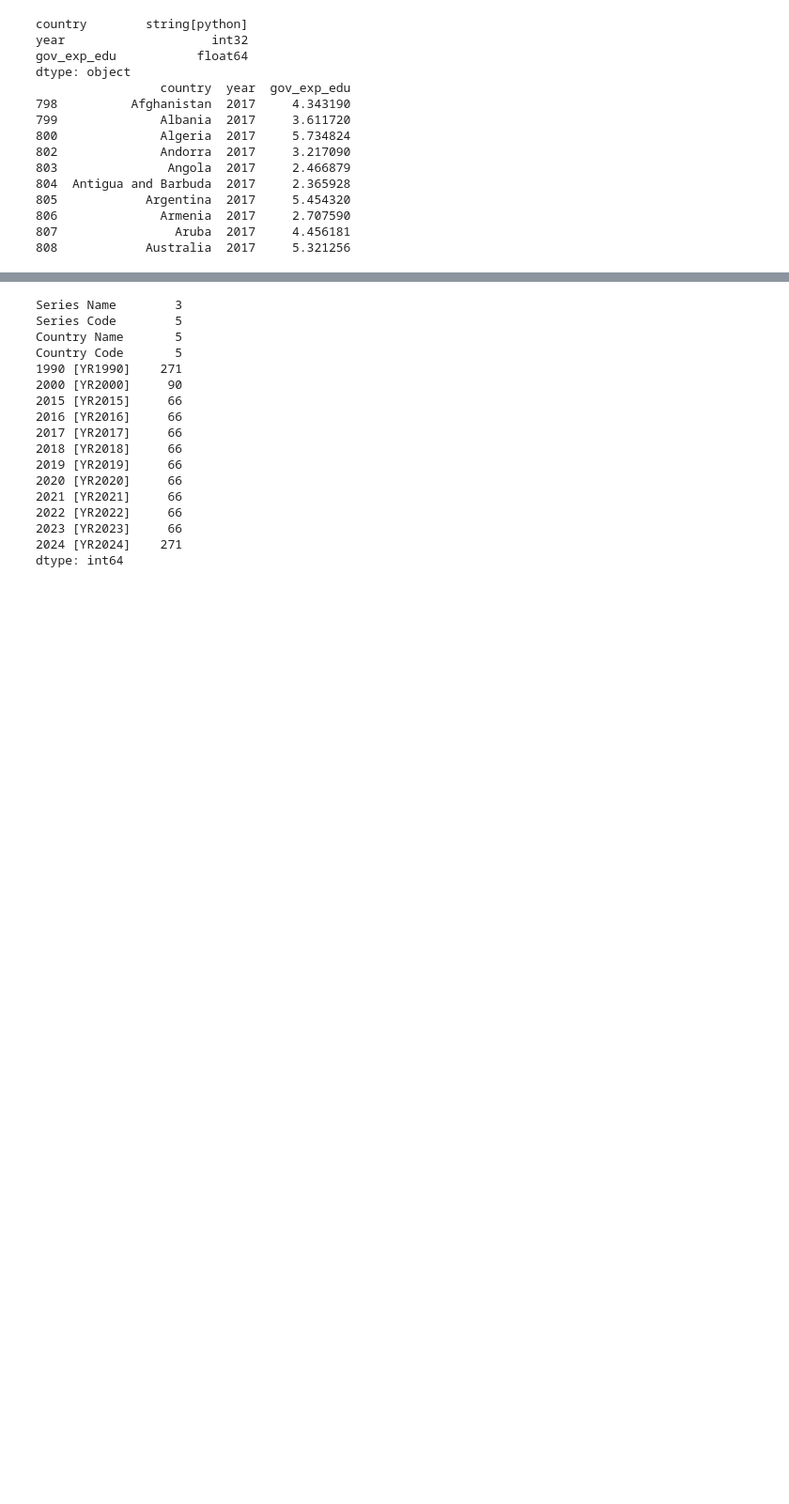
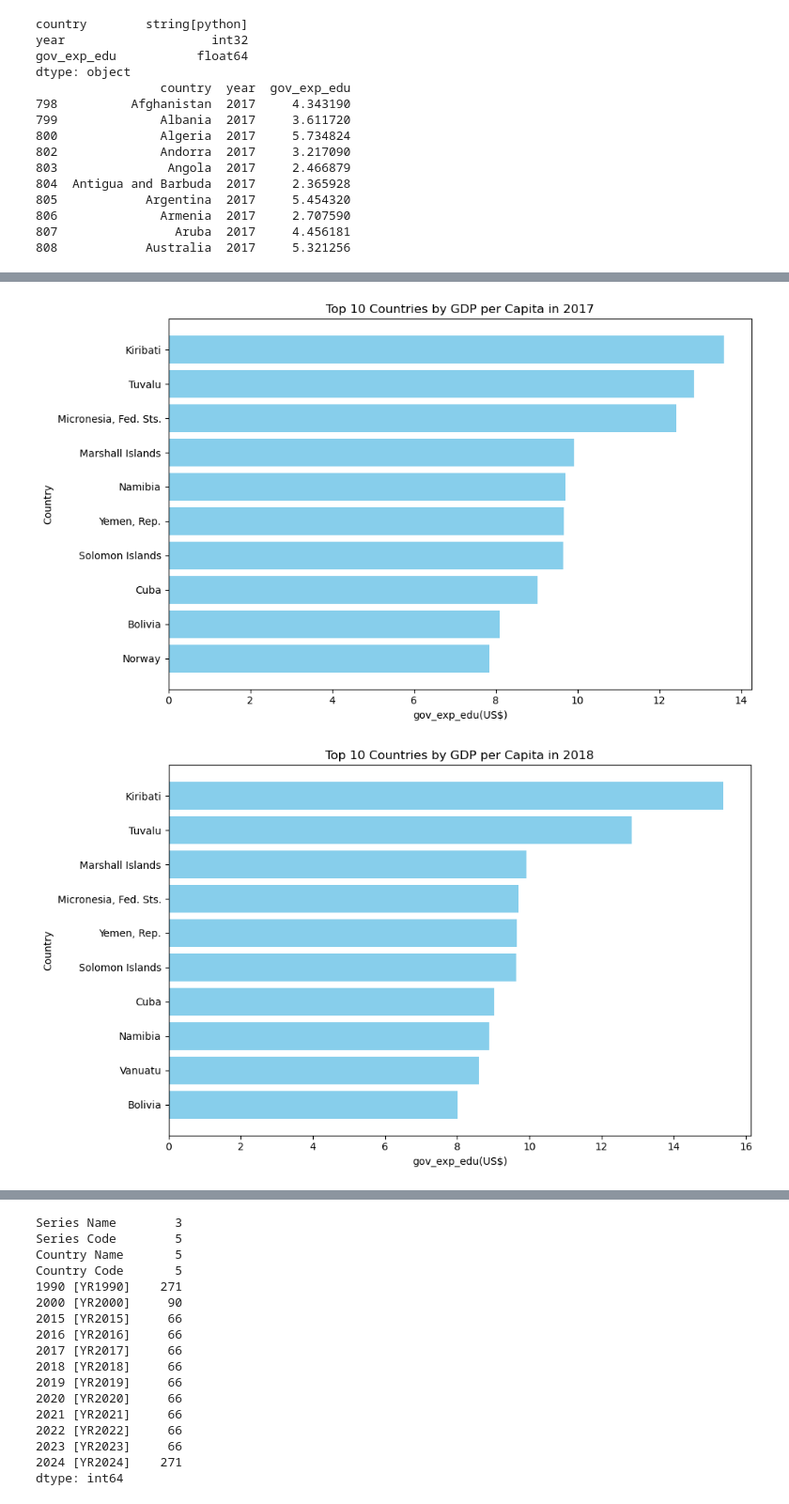
Before and after one commit to i11g/Data-Science-Project, a Jupyter notebook: Data.ipynb, the cells around one changed output, grey strips where cells are left out. Shown at 94% size. Drawn from its saved outputs; the diff is of its cells as text; code cells hidden in the pictures; blank space fills up the shorter version.

```diff
--- a/Data.ipynb
+++ b/Data.ipynb
@@ -983,17 +968,11 @@ print(top10_per_year)
 
 [80 rows x 3 columns]
 # %%
-# Show the top 10 GDP countries per year as a table
-print("Top 10 GDP Countries per Year:")
-print(top10_per_year)
-
 # If you want to save to CSV
-top10_per_year.to_csv("top10_gdp_per_year.csv", index=False)
-
-import matplotlib.pyplot as plt
+top10_per_year_gdp.to_csv("top10_gdp_per_year.csv", index=False)
 
 # Loop through each year and make a separate plot
-for year, group in top10_per_year.groupby("year"):
+for year, group in top10_per_year_gdp.groupby("year"):
     plt.figure(figsize=(10, 6))
     group_sorted = group.sort_values("gdp_per_capita", ascending=False)
     plt.barh(group_sorted["country"], group_sorted["gdp_per_capita"], color="skyblue")
@@ -1047,7 +993,0 @@ comparison_df = pd.concat([top10_per_year, top10_total_score], ignore_index=True
-# %%
-for year in sorted(comparison_df["year"].unique()):
-    gdp_countries = set(top10_per_year[top10_per_year["year"] == year]["country"])
-    score_countries = set(top10_total_score[top10_total_score["year"] == year]["country"])
-
-    overlap = gdp_countries.intersection(score_countries)
-    print(f"{year} → Overlap ({len(overlap)} countries): {overlap}")
@@ -1276,3 +1160,13 @@ dtype: object
 806              Armenia  2017     2.707590
 807                Aruba  2017     4.456181
 808            Australia  2017     5.321256
+# %%
+top10_per_year_edu = (
+    edu_long
+    .sort_values(["year", "gov_exp_edu"], ascending=[True, False])
+    .groupby("year")
+    .head(10)
+    .reset_index(drop=True)
+)
+
+print(top10_per_year_edu)
@@ -1278,0 +1188,18 @@ dtype: object
+# %%
+# Save to CSV
+top10_per_year_edu.to_csv("top10_edu_per_year.csv", index=False)
+
+# Loop through each year and make a separate plot
+for year, group in top10_per_year_edu.groupby("year"):
+    plt.figure(figsize=(10, 6))
+    group_sorted = group.sort_values("gov_exp_edu", ascending=False)
+    plt.barh(group_sorted["country"], group_sorted["gov_exp_edu"], color="skyblue")
+    plt.xlabel("gov_exp_edu(US$)")
+    plt.ylabel("Country")
+    plt.title(f"Top 10 Countries by GDP per Capita in {year}")
+    plt.gca().invert_yaxis()
+    plt.tight_layout()
+    plt.show()
+# %% [output]
+[figure, added]
+[figure, added]
```
Also changed, not shown: parts of 83 cells of this notebook, 15 other files.
